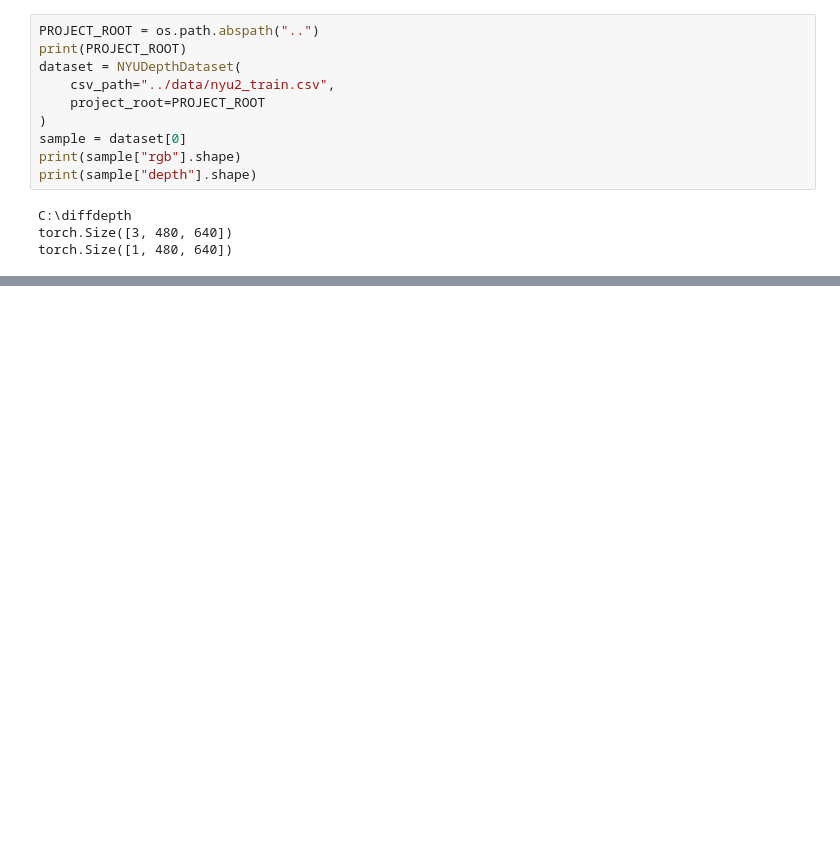
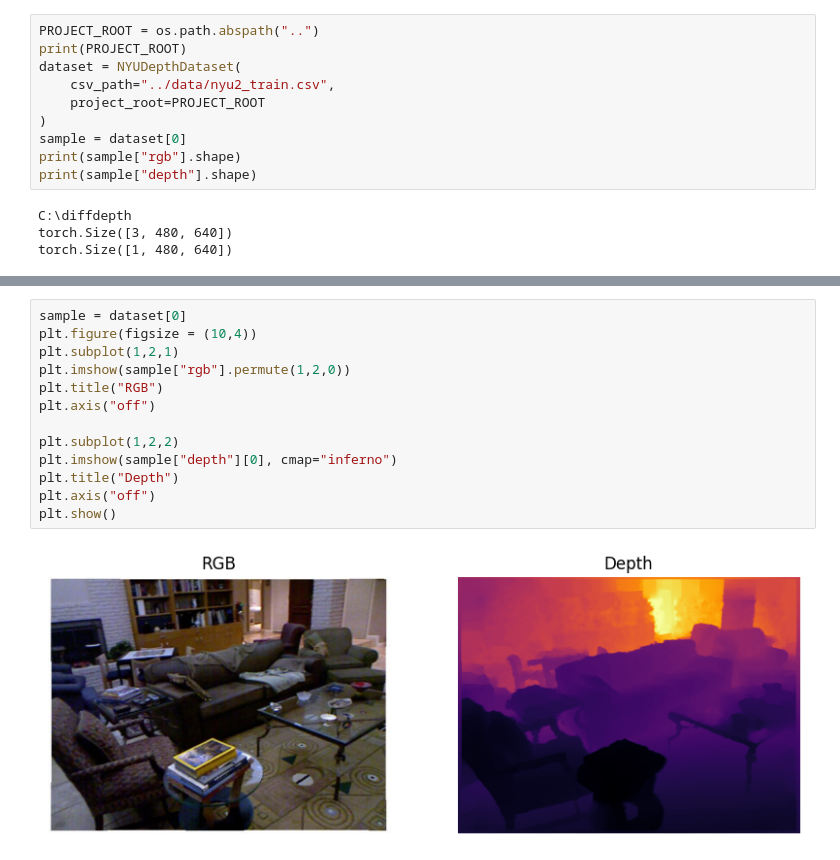
Before and after one commit to rgchdx/DiffDepth, a Jupyter notebook: notebooks/preprocess.ipynb, the cells around one changed output, grey strips where cells are left out. Drawn from its saved outputs; the diff is of its cells as text; blank space fills up the shorter version.

```diff
--- a/notebooks/preprocess.ipynb
+++ b/notebooks/preprocess.ipynb
@@ -78,0 +116,15 @@ torch.Size([1, 480, 640])
+# %%
+sample = dataset[0]
+plt.figure(figsize = (10,4))
+plt.subplot(1,2,1)
+plt.imshow(sample["rgb"].permute(1,2,0))
+plt.title("RGB")
+plt.axis("off")
+
+plt.subplot(1,2,2)
+plt.imshow(sample["depth"][0], cmap="inferno")
+plt.title("Depth")
+plt.axis("off")
+plt.show()
+# %% [output]
+[figure, added]
```
Also changed, not shown: parts of 7 cells of this notebook.
